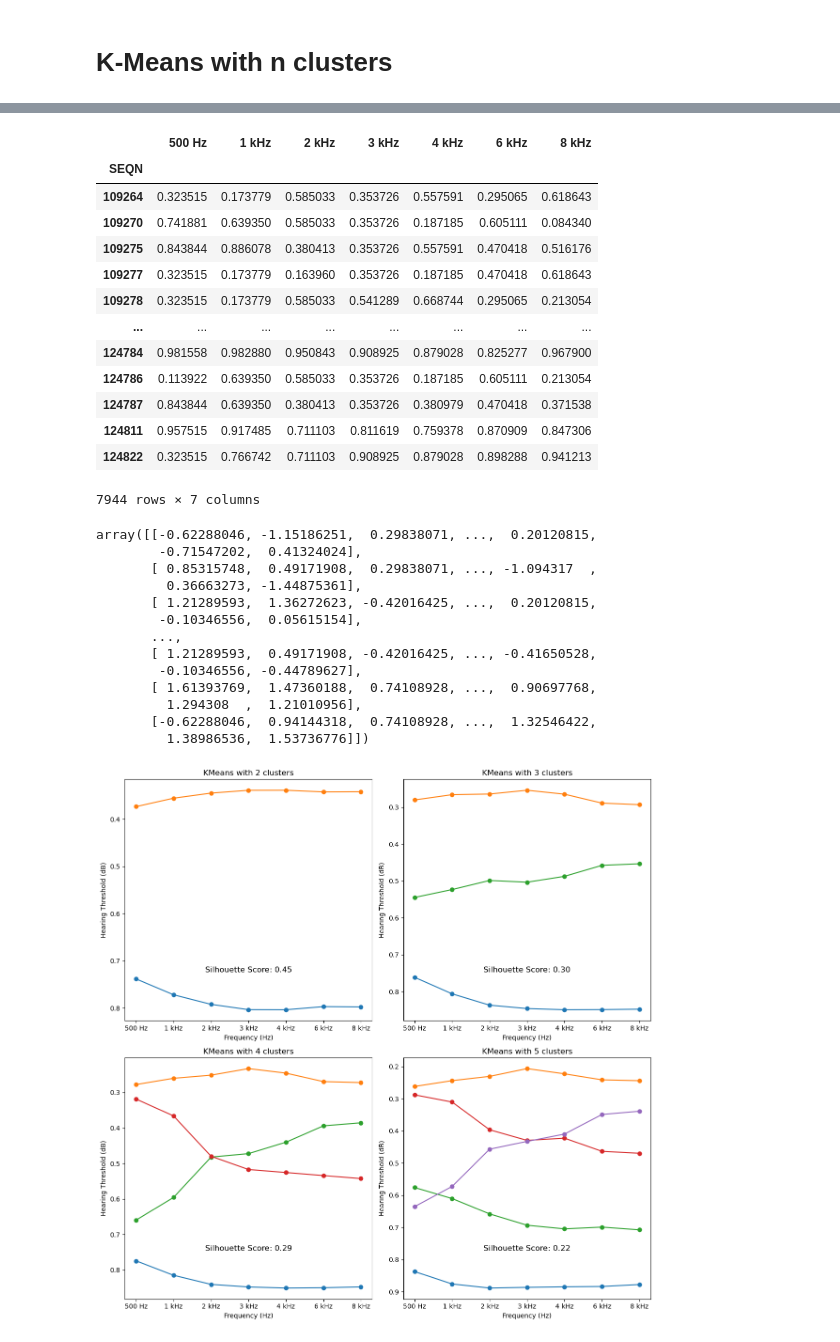
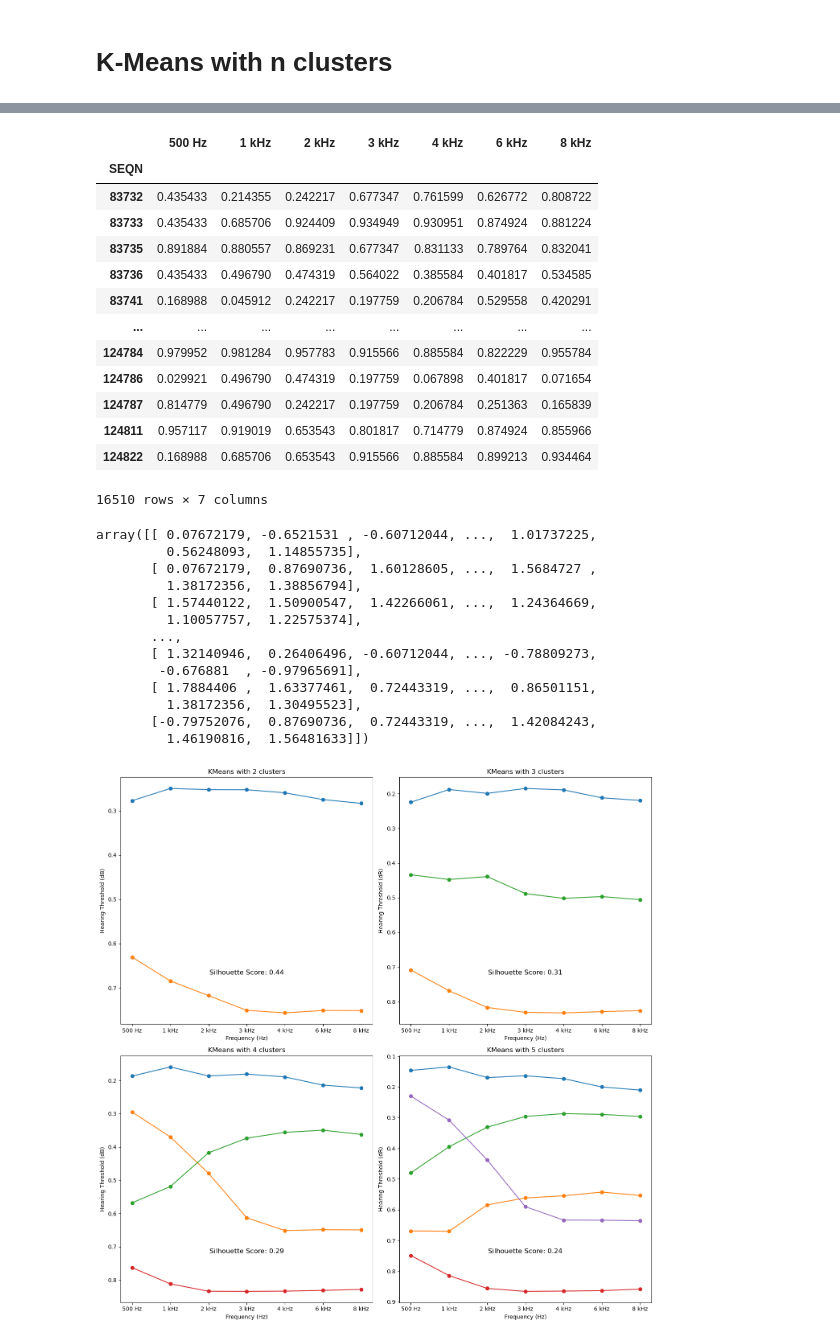
Before and after one commit to BruciiZ/hearing-clustering, a Jupyter notebook: code/K-Means-Long.ipynb, the cells around one changed output, grey strips where cells are left out. Cells and saved outputs as stored; diff of their text form; code cells hidden in the pictures.

```diff
--- a/code/K-Means-Long.ipynb
+++ b/code/K-Means-Long.ipynb
@@ -10,8 +12,9 @@ import seaborn as sns
 import numpy as np
 # %%
 # Load the data
-file_path = "../data/nhanes_1720_age.csv"
+file_path = "../data/nhanes_1520_age.csv"
 data = pd.read_csv(file_path)
 data.set_index('SEQN', inplace=True)
-data
+print(data.shape)
+data.head()
 # %% [output]
@@ -111,7 +118,7 @@ array([[-0.51844938, -0.78052218, -0.17286441, ..., -0.29390113,
 # %%
 # Fit the K-Means algorithm with n clusters = 2, 3, 4, 5
 
-fig, ax = plt.subplots(2, 2, figsize=(12, 12))
+fig, ax = plt.subplots(2, 2, figsize=(14, 14))
 
 for i in range(2, 6):
     # Initialize the KMeans object
@@ -165,7 +174,7 @@ plt.show()
 
 # Add the labels to the cleaned ear data
 
-cleaned_ear_data['Cluster Raw'] = labels
+cleaned_ear_data['Cluster_Raw'] = labels
 
 # Left join the age data from the data DataFrame
 
@@ -173,5 +182,5 @@ age_data = data[['RIDAGEYR']]
 merged_data = cleaned_ear_data.merge(age_data, on='SEQN', how='left')
 
 # Generate a table of age distribution by 4 clusters
-summarized_table = merged_data.groupby('Cluster Raw')['RIDAGEYR'].describe()
+summarized_table = merged_data.groupby('Cluster_Raw')['RIDAGEYR'].describe()
 # %% [output]
@@ -190,23 +199,22 @@ summarized_table.rename(index={0: 'Blue', 1: 'Orange', 2: 'Green', 3: 'Red'})
 # %%
 # Replace original values with percentiles
-
-ranked_ear_data = cleaned_ear_data.rank(method='average', pct=True).drop(columns='Cluster Raw')
+ranked_ear_data = cleaned_ear_data.rank(method='average', pct=True).drop(columns='Cluster_Raw')
 ranked_ear_data
 # %% [output]
 |  | 500 Hz | 1 kHz | 2 kHz | 3 kHz | 4 kHz | 6 kHz | 8 kHz |
 | SEQN |  |  |  |  |  |  |  |
-| 109264 | 0.323515 | 0.173779 | 0.585033 | 0.353726 | 0.557591 | 0.295065 | 0.618643 |
-| 109270 | 0.741881 | 0.639350 | 0.585033 | 0.353726 | 0.187185 | 0.605111 | 0.084340 |
-| 109275 | 0.843844 | 0.886078 | 0.380413 | 0.353726 | 0.557591 | 0.470418 | 0.516176 |
-| 109277 | 0.323515 | 0.173779 | 0.163960 | 0.353726 | 0.187185 | 0.470418 | 0.618643 |
-| 109278 | 0.323515 | 0.173779 | 0.585033 | 0.541289 | 0.668744 | 0.295065 | 0.213054 |
+| 83732 | 0.435433 | 0.214355 | 0.242217 | 0.677347 | 0.761599 | 0.626772 | 0.808722 |
+| 83733 | 0.435433 | 0.685706 | 0.924409 | 0.934949 | 0.930951 | 0.874924 | 0.881224 |
+| 83735 | 0.891884 | 0.880557 | 0.869231 | 0.677347 | 0.831133 | 0.789764 | 0.832041 |
+| 83736 | 0.435433 | 0.496790 | 0.474319 | 0.564022 | 0.385584 | 0.401817 | 0.534585 |
+| 83741 | 0.168988 | 0.045912 | 0.242217 | 0.197759 | 0.206784 | 0.529558 | 0.420291 |
 | ... | ... | ... | ... | ... | ... | ... | ... |
-| 124784 | 0.981558 | 0.982880 | 0.950843 | 0.908925 | 0.879028 | 0.825277 | 0.967900 |
-| 124786 | 0.113922 | 0.639350 | 0.585033 | 0.353726 | 0.187185 | 0.605111 | 0.213054 |
-| 124787 | 0.843844 | 0.639350 | 0.380413 | 0.353726 | 0.380979 | 0.470418 | 0.371538 |
-| 124811 | 0.957515 | 0.917485 | 0.711103 | 0.811619 | 0.759378 | 0.870909 | 0.847306 |
-| 124822 | 0.323515 | 0.766742 | 0.711103 | 0.908925 | 0.879028 | 0.898288 | 0.941213 |
+| 124784 | 0.979952 | 0.981284 | 0.957783 | 0.915566 | 0.885584 | 0.822229 | 0.955784 |
+| 124786 | 0.029921 | 0.496790 | 0.474319 | 0.197759 | 0.067898 | 0.401817 | 0.071654 |
+| 124787 | 0.814779 | 0.496790 | 0.242217 | 0.197759 | 0.206784 | 0.251363 | 0.165839 |
+| 124811 | 0.957117 | 0.919019 | 0.653543 | 0.801817 | 0.714779 | 0.874924 | 0.855966 |
+| 124822 | 0.168988 | 0.685706 | 0.653543 | 0.915566 | 0.885584 | 0.899213 | 0.934464 |
-7944 rows × 7 columns
+16510 rows × 7 columns
 # %%
 # Standardize the data
 scaler = StandardScaler()
@@ -214,51 +222,51 @@ scaled_data = scaler.fit_transform(ranked_ear_data)
 
 scaled_data
 # %% [output]
-array([[-0.62288046, -1.15186251,  0.29838071, ...,  0.20120815,
-        -0.71547202,  0.41324024],
-       [ 0.85315748,  0.49171908,  0.29838071, ..., -1.094317  ,
-         0.36663273, -1.44875361],
-       [ 1.21289593,  1.36272623, -0.42016425, ...,  0.20120815,
-        -0.10346556,  0.05615154],
+array([[ 0.07672179, -0.6521531 , -0.60712044, ...,  1.01737225,
+         0.56248093,  1.14855735],
+       [ 0.07672179,  0.87690736,  1.60128605, ...,  1.5684727 ,
+         1.38172356,  1.38856794],
+       [ 1.57440122,  1.50900547,  1.42266061, ...,  1.24364669,
+         1.10057757,  1.22575374],
        ...,
-       [ 1.21289593,  0.49171908, -0.42016425, ..., -0.41650528,
-        -0.10346556, -0.44789627],
-       [ 1.61393769,  1.47360188,  0.74108928, ...,  0.90697768,
-         1.294308  ,  1.21010956],
-       [-0.62288046,  0.94144318,  0.74108928, ...,  1.32546422,
-         1.38986536,  1.53736776]])
+       [ 1.32140946,  0.26406496, -0.60712044, ..., -0.78809273,
+        -0.676881  , -0.97965691],
+       [ 1.7884406 ,  1.63377461,  0.72443319, ...,  0.86501151,
+         1.38172356,  1.30495523],
+       [-0.79752076,  0.87690736,  0.72443319, ...,  1.42084243,
+         1.46190816,  1.56481633]])
 # %%
 # Fit the K-Means algorithm with n clusters = 2, 3, 4, 5
 
-fig, ax = plt.subplots(2, 2, figsize=(12, 12))
+fig, ax = plt.subplots(2, 2, figsize=(14, 14))
 
 for i in range(2, 6):
     # Initialize the KMeans object
     kmeans = KMeans(n_clusters=i, random_state=42, n_init='auto')
     kmeans.fit(ranked_ear_data)
 
     # Extract the centroids
     # centroids = scaler.inverse_transform(kmeans.cluster_centers_)
     centroids = kmeans.cluster_centers_
     centroids_df = pd.DataFrame(centroids, columns=ear_data.columns)
 
     # Plot the line plot
     row = (i - 2) // 2
     col = (i - 2) % 2
     ax[row, col].plot(centroids_df.T, marker='o')
     ax[row, col].set_title(f'KMeans with {i} clusters')
     ax[row, col].set_xlabel('Frequency (Hz)')
     ax[row, col].set_ylabel('Hearing Threshold (dB)')
     ax[row, col].invert_yaxis()
 
     # Annotate the Silhouette Score
     ax[row, col].annotate(f'Silhouette Score: {silhouette_score(scaled_data, kmeans.labels_):.2f}',
                           xy=(0.5, 0.20), xycoords='axes fraction', ha='center', fontsize=12)
 
 plt.tight_layout()
 plt.show()
 # %% [output]
-[figure, old version]
+[figure, new version]
 # %%
 # Extract labels for 4 clusters
 
```
Also changed, not shown: parts of 15 cells of this notebook, 4 other files.
